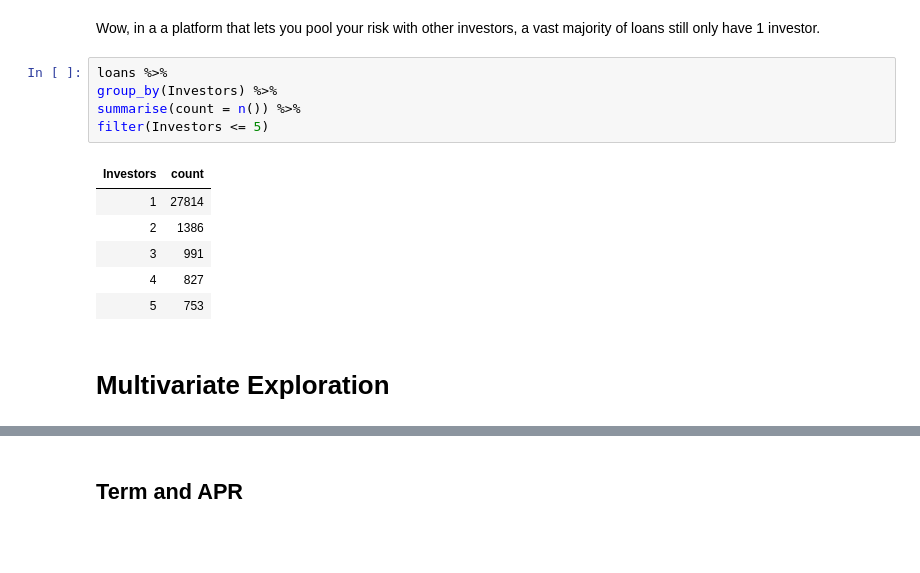
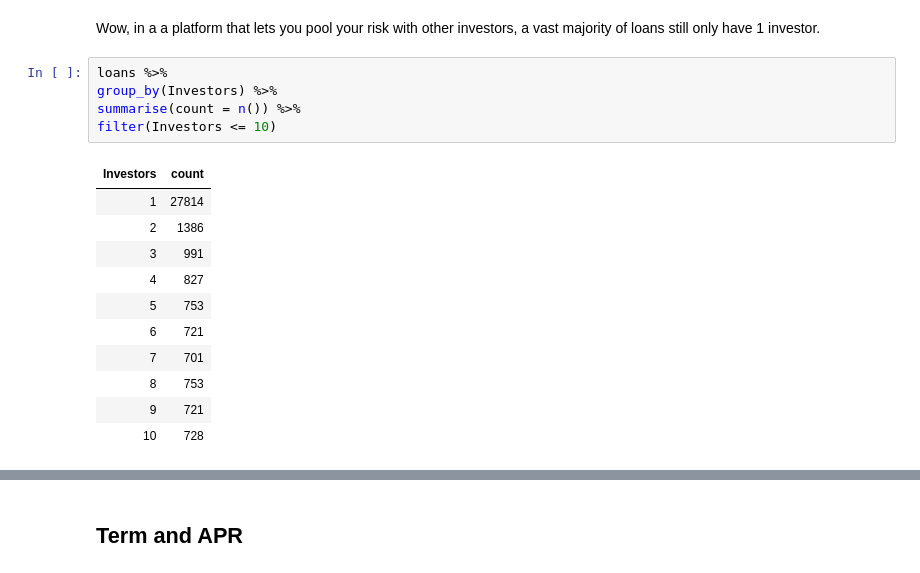
Before and after one commit to timdef/ProsperLoanEDA, a Jupyter notebook: UnivariateExploration.ipynb, the cells around one changed output, grey strips where cells are left out. Saved outputs shown, nothing was run; the diff lists cells and outputs as text; blank space fills up the shorter version.

```diff
--- a/UnivariateExploration.ipynb
+++ b/UnivariateExploration.ipynb
@@ -711,14 +713,17 @@ Wow, in a a platform that lets you pool your risk with other investors, a vast m
 # %%
 loans %>%
 group_by(Investors) %>%
 summarise(count = n()) %>%
-filter(Investors <= 5)
+filter(Investors <= 10)
 # %% [output]
 | Investors | count |
 | 1 | 27814 |
 | 2 | 1386 |
 | 3 | 991 |
 | 4 | 827 |
 | 5 | 753 |
+| 6 | 721 |
+| 7 | 701 |
+| 8 | 753 |
+| 9 | 721 |
+| 10 | 728 |
-# %% [markdown]
-# Multivariate Exploration
```
Also changed, not shown: parts of 21 cells of this notebook, 1 other file.
